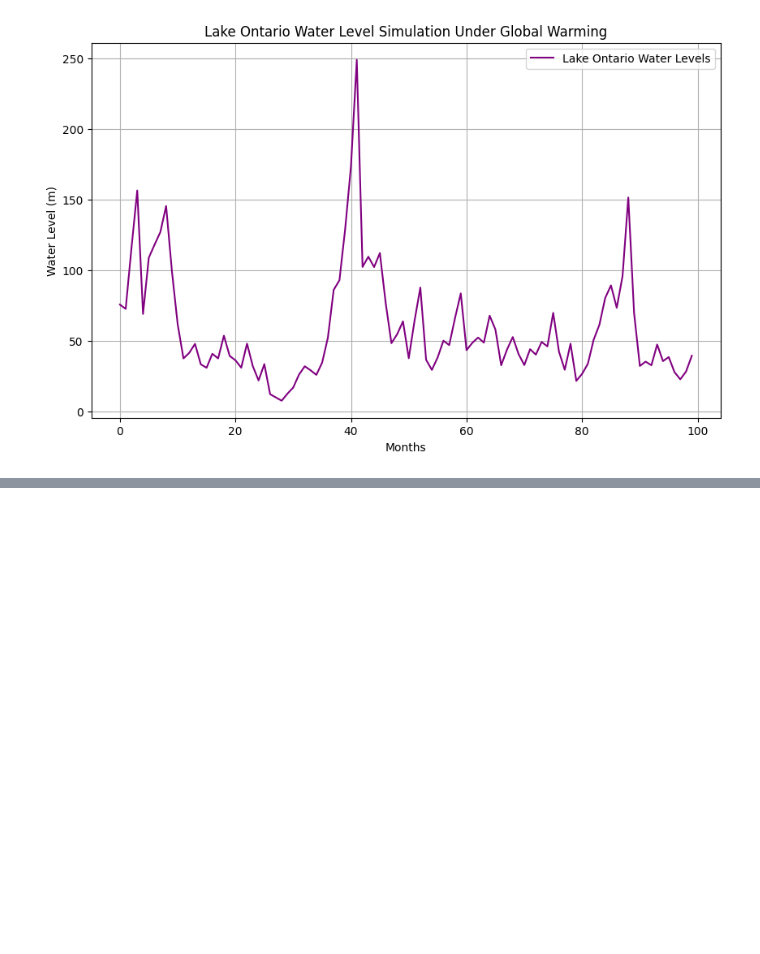
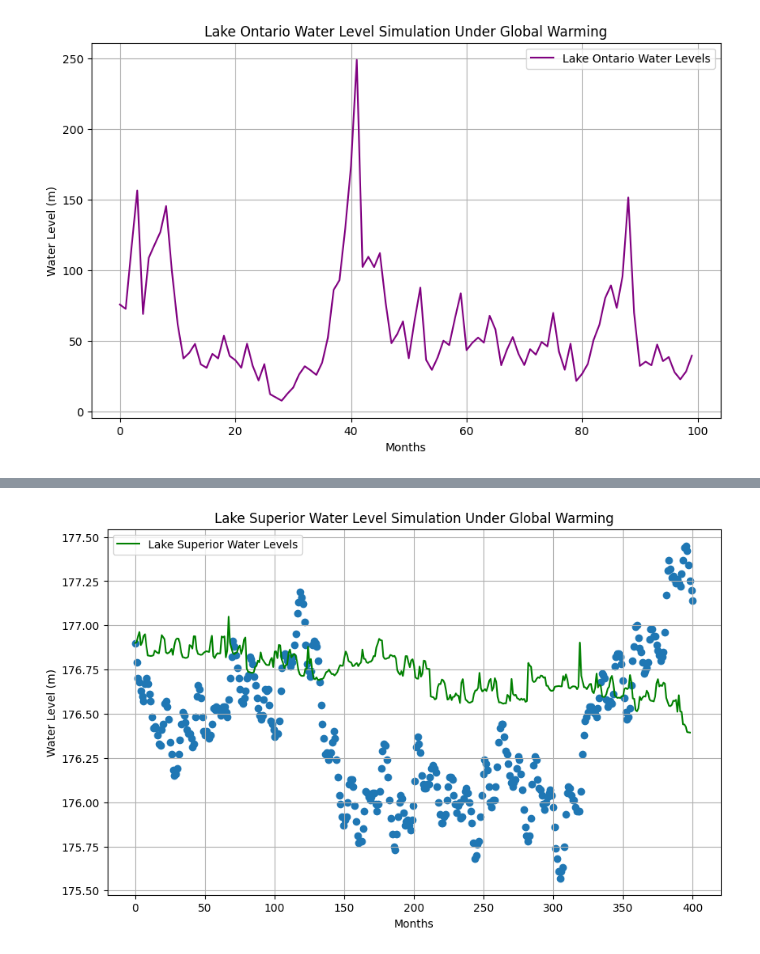
Before and after one commit to EmilioD19/Math-42-Final-Project, a Jupyter notebook: Final Project-Math42 (2).ipynb, the cells around one changed output, grey strips where cells are left out. Cells and saved outputs as stored; diff of their text form; code cells hidden in the pictures; blank space fills up the shorter version.

```diff
--- a/Final Project-Math42 (2).ipynb
+++ b/Final Project-Math42 (2).ipynb
@@ -697,0 +704,3 @@ plt.show()
+# %%
+michigan = lake_mich_hur_df
+michigan.iloc[-400,:]
@@ -697,0 +717,44 @@ plt.show()
+# %%
+import matplotlib.pyplot as plt
+import numpy as np
+
+# Parameters
+n = 399  # Number of steps
+initial_water_level = 176.9  # Initial water level for Lake Superior
+
+# Initialize water levels
+w = [initial_water_level]
+
+# Consider Factors
+p = (michigan['precipitation'].iloc[-400:].reset_index(drop = True) / 1000).diff().dropna().reset_index(drop = True)
+inflow = (michigan['flow'].iloc[-400:].reset_index(drop = True) / 1000).diff().dropna().reset_index(drop = True)
+e = (michigan['evaporation'].iloc[-400:].reset_index(drop = True) / 1000).diff().dropna().reset_index(drop = True)
+r = 0.025
+
+
+# Stochastic RV for Runoff
+alpha = np.random.uniform(-0.000019,0)
+beta = np.random.uniform(0,0.00073)
+gamma = np.random.uniform(-0.000366, 0)
+tau = np.random.uniform(0, 0.001)
+
+# Simulate water levels
+for i in range(1, n):
+    # Calculate the new water level
+    gamma = np.random.uniform(0, 0.1)
+    new_level = w[i-1] + alpha * p[i-1] - beta * e[i-1] + gamma * inflow[i-1] - tau * r * w[i-1]
+
+    w.append(max(new_level, 0))  # Prevent negative water levels
+
+# Plot the results
+plt.figure(figsize=(10, 6))
+plt.scatter(np.linspace(0, 400, 400), michigan.iloc[-400:, 3])
+plt.plot(range(n), w, label="Lake Superior Water Levels", color='green')
+plt.xlabel("Months")
+plt.ylabel("Water Level (m)")
+plt.title("Lake Superior Water Level Simulation Under Global Warming")
+plt.legend()
+plt.grid()
+plt.show()
+# %% [output]
+[figure, added]
```
Also changed, not shown: parts of 13 cells of this notebook, 8 other files.
